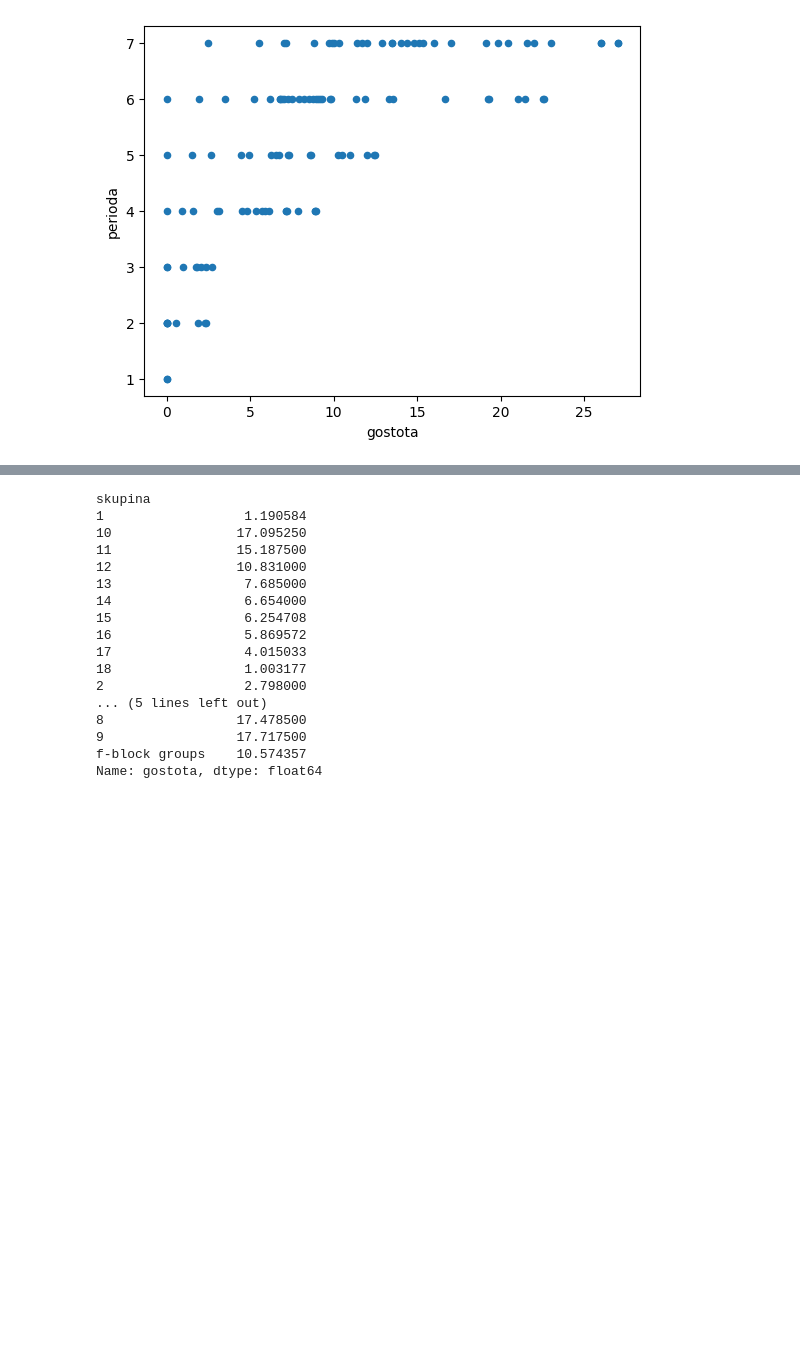
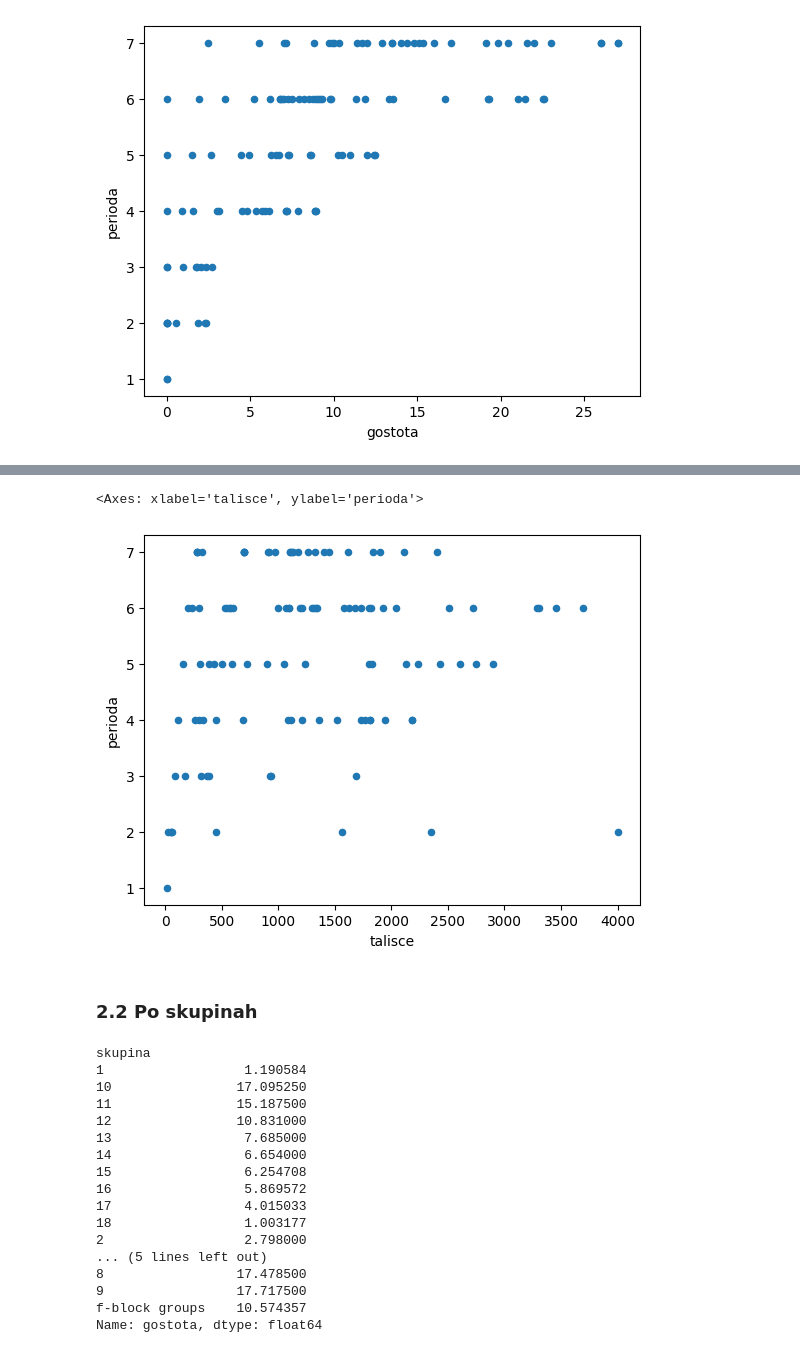
Before and after one commit to Filip-Vavtar/ProjektnaNaloga, a Jupyter notebook: analiza_podatkov.ipynb, the cells around one changed output, grey strips where cells are left out. Saved outputs shown, nothing was run; the diff lists cells and outputs as text; code cells hidden in the pictures; blank space fills up the shorter version.

```diff
--- a/analiza_podatkov.ipynb
+++ b/analiza_podatkov.ipynb
@@ -74 +88,8 @@ data.plot.scatter('gostota','perioda')
+# %%
+data.plot.scatter('talisce', 'perioda')
+# %% [output]
+<Axes: xlabel='talisce', ylabel='perioda'>
+[figure, added]
+# %% [markdown]
+### 2.2 Po skupinah
 # %%
```
Also changed, not shown: parts of 5 cells of this notebook.
